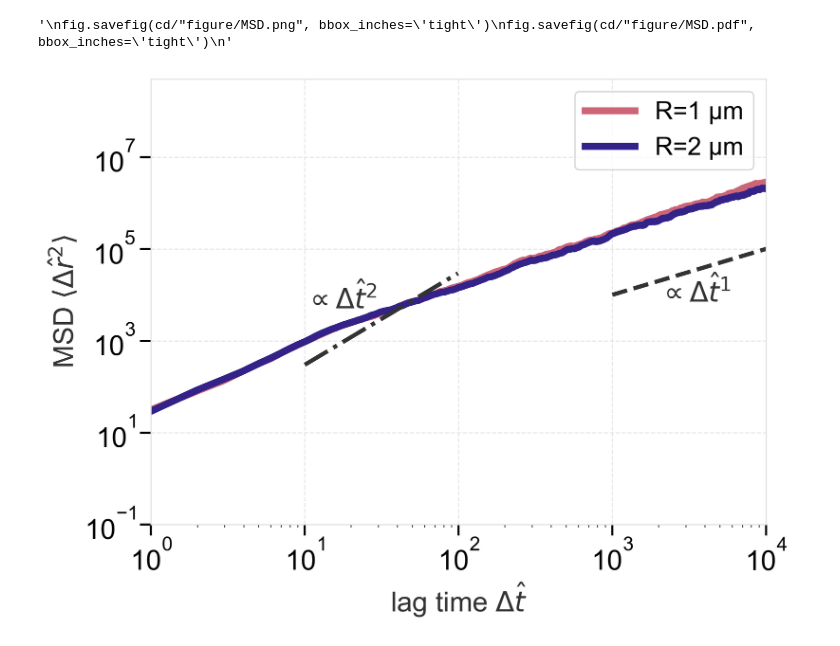
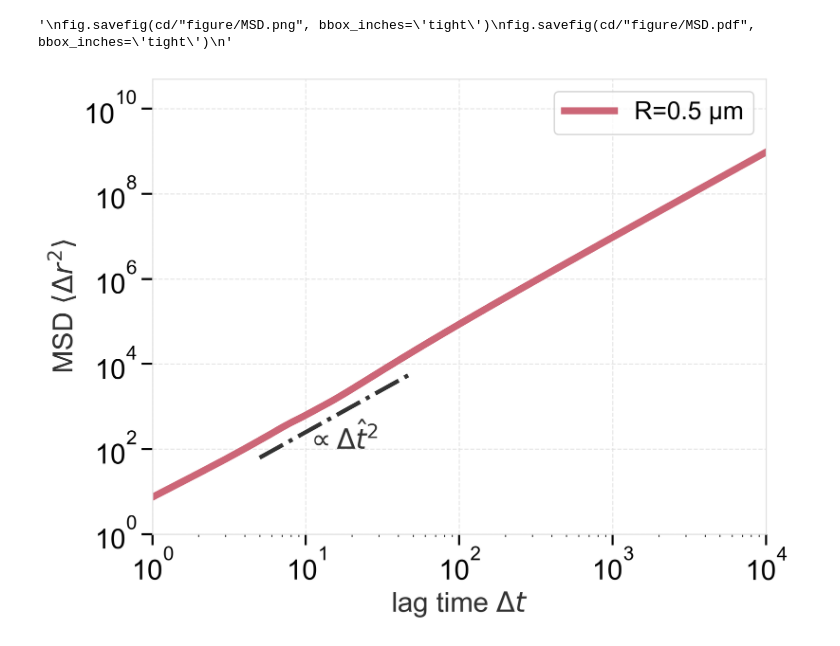
Before and after one commit to wppppupr/MTCargoSim, a Jupyter notebook: analysis/graph/MSD.ipynb, the cells around one changed output. Saved outputs shown, nothing was run; the diff lists cells and outputs as text; code cells hidden in the pictures.

```diff
--- a/analysis/graph/MSD.ipynb
+++ b/analysis/graph/MSD.ipynb
@@ -10,13 +10,13 @@ path36 = Path('/Volumes/My Passport/Sasaki/MTCargoSim/MTC/P0.5_A0.5_kMT0.0904_kc
 path50 = Path('/Volumes/My Passport/Sasaki/MTCargoSim/MTC/P0.5_A0.5_kMT0.0904_kcargo0.0226_radius5.0')
 """
 
-path1 =Path("D:\Sasaki\MTCargoSim\MTC\P0.5_A0.5_kMT0.0904_kcargo0.0226_radius1.0")
-path2 =Path("D:\Sasaki\MTCargoSim\MTC\P0.5_A0.5_kMT0.0904_kcargo0.0226_radius2.0")
+path05 =Path('/Volumes/My Passport/Sasaki/MTCargoSim/MTC/P0.5_A0.5_kMT0.0904_kcargo0.0226_radius0.5')
+#path2 =Path("D:\Sasaki\MTCargoSim\MTC\P0.5_A0.5_kMT0.0904_kcargo0.0226_radius2.0")
 
 datas = []
-rs = [1, 2]
+rs = [0.5]
 
-for path in [path1, path2]:
+for path in [path05]:
     zarr_path = path / 'cargo_msd_seeds.zarr'
     data = zarr.open_array(zarr_path, mode='r')
     datas.append(data)
@@ -24,45 +24,50 @@ for path in [path1, path2]:
 plt.style.use('../../my_style.mplstyle')
 # %%
 length = datas[0].shape[1]
+
+tau = 5*1e-2
+dMT = 25 * 1e-3
+
 t = np.arange(length)
+
 fig, ax = plt.subplots()
 
 """
 for i in range(data.shape[0]):
     ax.plot(t, data[i, :], alpha=0.01, color="#333333")
 """
 for i in range(len(datas)):
-    ax.plot(t, np.mean(datas[i], axis=0), label=f"R={rs[i]} \u03bcm", lw=5)
+    ax.plot(t, np.mean(datas[i], axis=0)*dMT, label=f"R={rs[i]} \u03bcm", lw=5)
 
-t1 = np.arange(1e3, 1e4)
-t2 = np.arange(1e1, 1e2)
+t1 = np.arange(1e3, 1e4)*tau
+t2 = np.arange(1e2, 1e3)*tau
 
-y1 = 1.0e1 * t1 ** 1.0
-y2 = 3.0e-0 * t2 ** 2.0
+y1 = 1.0e1 * t1 ** 1.0 * dMT
+y2 = 1.0e2 * t2 ** 2.0 * dMT
 
-ax.plot(t1, y1, c = '#333333', linestyle = '--')
+#ax.plot(t1, y1, c = '#333333', linestyle = '--')
 ax.plot(t2, y2, c = '#333333', linestyle = '-.')
 
-ax.text(2e3, 7e3, r'$\propto \Delta \hat{t}^{1}$', color='#333333')
-ax.text(1e1, 5e3, r'$\propto \Delta \hat{t}^{2}$', color='#333333')
+#ax.text(2e3, 7e3, r'$\propto \Delta \hat{t}^{1}$', color='#333333')
+ax.text(1e1, 1e2, r'$\propto \Delta \hat{t}^{2}$', color='#333333')
 
 ax.legend()
 
 ax.set(
-    xlim=(1e0, 1e4),
-    ylim=(1e-1, 5*1e8),
+    xlim=(1e-0, 1e4),
+    ylim=(1e-0, 5*1e10),
     xscale='log',
     yscale='log',
-    xlabel='lag time $\Delta \hat{t}$',
-    ylabel='MSD $\\langle \\Delta \\hat{r}^2 \\rangle$'
+    xlabel='lag time $\Delta t$',
+    ylabel='MSD $\\langle \\Delta r^2 \\rangle$'
     )
 
 
 cd=Path.cwd()
 """
 fig.savefig(cd/"figure/MSD.png", bbox_inches='tight')
 fig.savefig(cd/"figure/MSD.pdf", bbox_inches='tight')
 """
 # %% [output]
 '\nfig.savefig(cd/"figure/MSD.png", bbox_inches=\'tight\')\nfig.savefig(cd/"figure/MSD.pdf", bbox_inches=\'tight\')\n'
-[figure, old version]
+[figure, new version]
```
Also changed, not shown: parts of 1 cell of this notebook, 1 other file.
